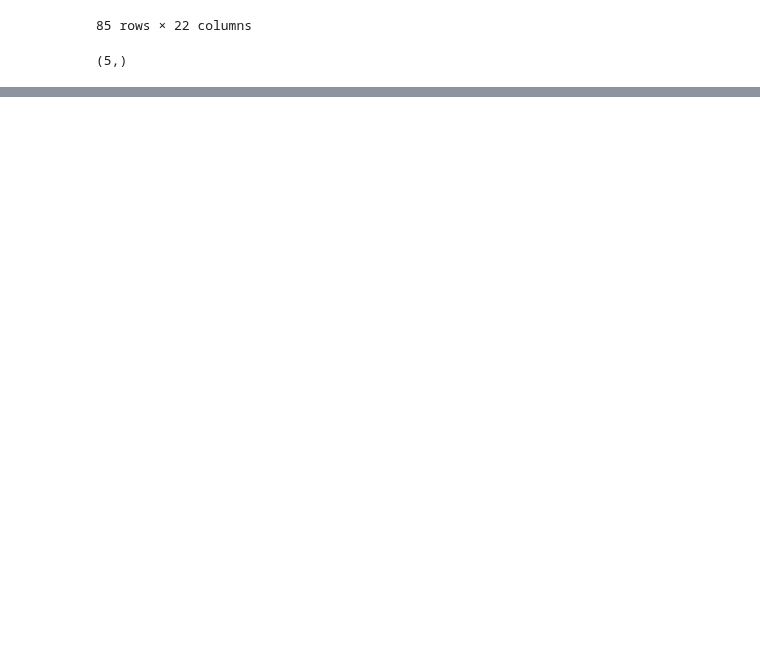
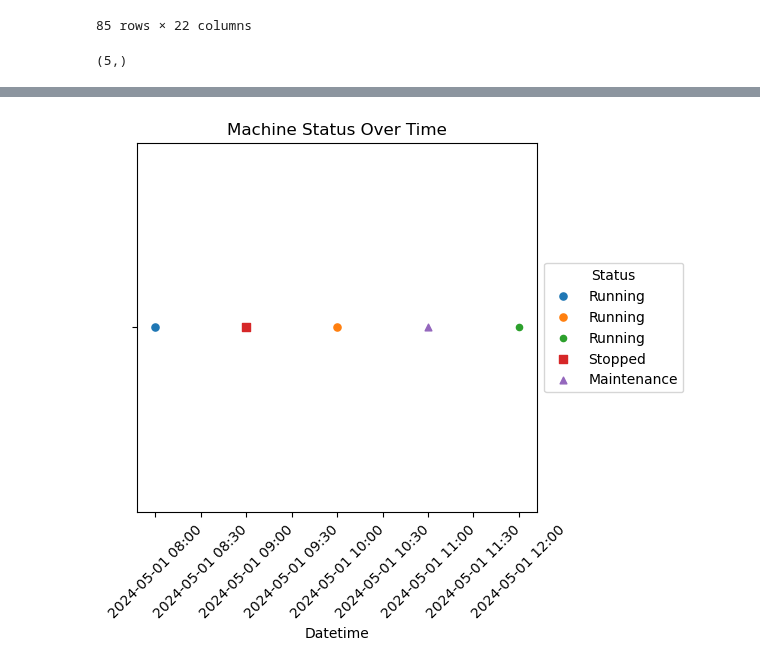
Before and after one commit to mekatronik-achmadi/Predict-CBM, a Jupyter notebook: Vale/Docs/DataPA/pa_data_analysis.ipynb, the cells around one changed output, grey strips where cells are left out. Saved outputs shown, nothing was run; the diff lists cells and outputs as text; code cells hidden in the pictures; blank space fills up the shorter version.

```diff
--- a/Vale/Docs/DataPA/pa_data_analysis.ipynb
+++ b/Vale/Docs/DataPA/pa_data_analysis.ipynb
@@ -460,0 +629,76 @@ np.unique(yData_abnormal[4]['Related Component'].to_numpy()).shape
+# %%
+import pandas as pd
+import matplotlib.pyplot as plt
+import matplotlib.dates as mdates
+
+# Sample data
+data = {
+    'datetime': ['2024-05-01 08:00:00', '2024-05-01 09:00:00', '2024-05-01 10:00:00',
+                 '2024-05-01 11:00:00', '2024-05-01 12:00:00'],
+    'status': ['Running', 'Stopped', 'Running', 'Maintenance', 'Running']
+}
+
+# Create a dataframe
+df = pd.DataFrame(data)
+df['datetime'] = pd.to_datetime(df['datetime'])
+
+# Map status to symbols
+status_symbols = {
+    'Running': 'o',
+    'Stopped': 's',
+    'Maintenance': '^'
+}
+
+# Plot
+fig, ax = plt.subplots()
+
+# Function to calculate symbol size based on duration
+def calculate_symbol_size(duration, max_duration):
+    max_size = 100  # Maximum size of the symbol
+    min_size = 20   # Minimum size of the symbol
+    size = min_size + (max_size - min_size) * (duration / max_duration)
+    return min(size, max_size)  # Limit size to max_size if duration exceeds max_duration
+
+# Calculate total duration of all statuses
+total_duration = (df['datetime'].max() - df['datetime'].min()).total_seconds()
+
+# Maximum duration (24 hours)
+max_duration = 24 * 3600  # 24 hours in seconds
+
+for status, symbol in status_symbols.items():
+    subset = df[df['status'] == status]
+    for i in range(len(subset)):
+        start = subset['datetime'].iloc[i]
+        if i + 1 < len(subset):
+            end = subset['datetime'].iloc[i + 1]
+        else:
+            end = df['datetime'].iloc[-1]
+        duration = (end - start).total_seconds()
+        size = calculate_symbol_size(duration, max_duration)
+        ax.scatter(start, 1, label=status, marker=symbol, s=size)
+
+# Format the x-axis to show date and time
+ax.xaxis.set_major_formatter(mdates.DateFormatter('%Y-%m-%d %H:%M'))
+plt.xticks(rotation=45)
+
+# Set y-axis to have only one tick
+ax.set_yticks([1])
+ax.set_yticklabels([''])
+
+# Labels and title
+plt.xlabel('Datetime')
+plt.title('Machine Status Over Time')
+
+# Place the legend outside the plot area
+ax.legend(title='Status', loc='center left', bbox_to_anchor=(1, 0.5))
+
+# Remove y-axis label since it's not needed
+ax.yaxis.label.set_visible(False)
+
+# Adjust the figure size to make room for the legend
+plt.subplots_adjust(right=0.75)
+
+# Show plot
+plt.show()
+# %% [output]
+[figure, added]
```
Also changed, not shown: parts of 10 cells of this notebook.
